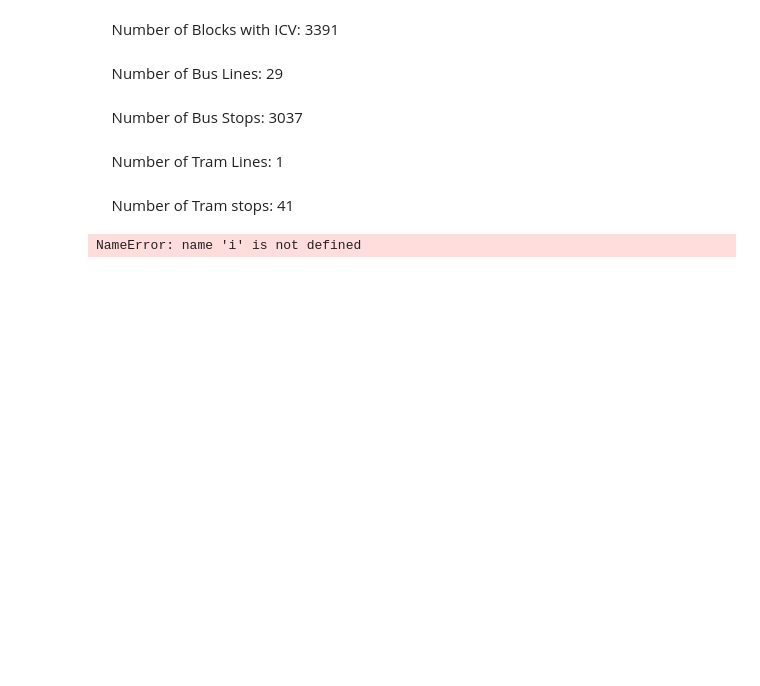
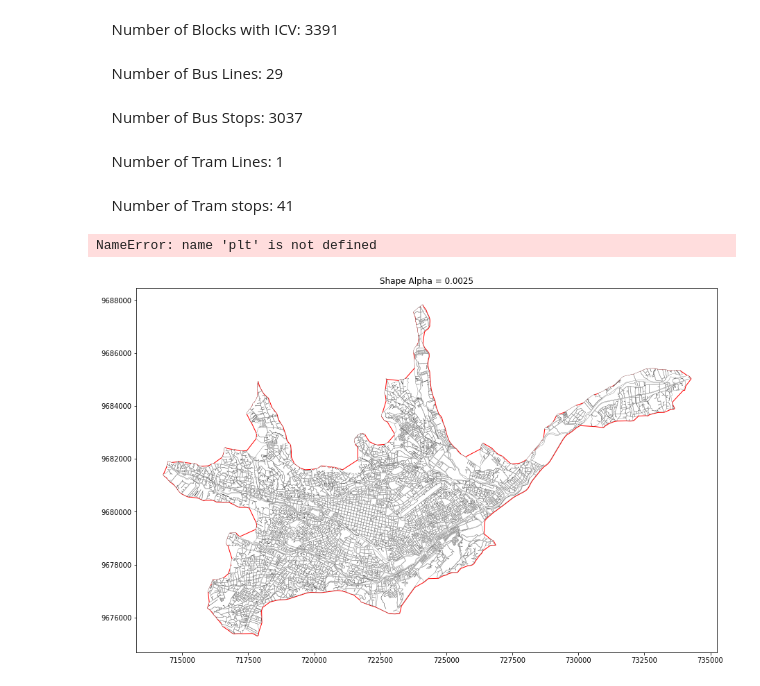
Before and after one commit to mateoneira/MultiplexSegregation, a Jupyter notebook: Multiplex_Segregation.ipynb, the cells around one changed output. Drawn from its saved outputs; the diff is of its cells as text; code cells hidden in the pictures; blank space fills up the shorter version.

```diff
--- a/Multiplex_Segregation.ipynb
+++ b/Multiplex_Segregation.ipynb
@@ -76,14 +73,15 @@ display(
 &nbsp;&nbsp;&nbsp;&nbsp;Number of Tram Lines: 1
 &nbsp;&nbsp;&nbsp;&nbsp;Number of Tram stops: 41
 # %%
-alpha = 0.004 - (i*0.0005)
+alpha = 0.0025
 temp = ms.boundary_from_areas(blocksGPD, alpha = alpha)
 base = temp.plot(color = 'white',edgecolor='red',linewidth=1, figsize = (15,10))
 base.set_title("Shape Alpha = {}".format(alpha))
 blocksGPD.plot(color = 'white',edgecolor='black',linewidth=0.2,  ax = base)
 plt.show()
 # %% [output]
-NameError: name 'i' is not defined
+NameError: name 'plt' is not defined
+[figure, added]
 # %%
 geom=blocksGPD.geometry
 # %%
```
Also changed, not shown: parts of 19 cells of this notebook, 3 other files.
